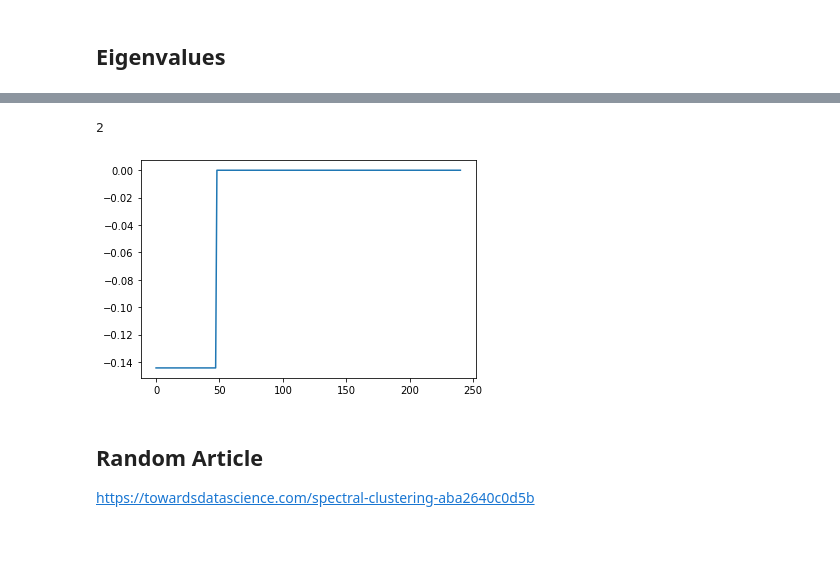
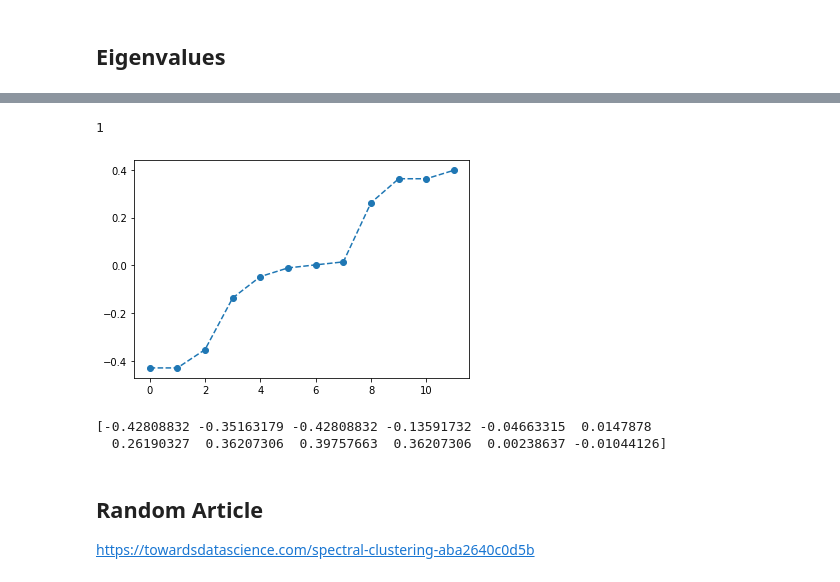
Before and after one commit to workinn/ID2222, a Jupyter notebook: lab4/test.ipynb, the cells around one changed output, grey strips where cells are left out. Drawn from its saved outputs; the diff is of its cells as text; code cells hidden in the pictures; blank space fills up the shorter version.

```diff
--- a/lab4/test.ipynb
+++ b/lab4/test.ipynb
@@ -50,7 +58,7 @@ for edge in lines:
   toNode = edge[1]
 
   A[fromNode][toNode] = 1
-  # A[toNode][fromNode] = 1
+  A[toNode][fromNode] = 1
 
 A
 # %% [output]
@@ -80,7 +127,0 @@ array([[ 7., -1., -1., ...,  0.,  0.,  0.],
-# %%
-T = np.zeros(shape=A.shape)
-
-for i in range(len(A)):
-  T[i] = A[i] / np.sum(A[i])
-
-T
@@ -119,0 +155,11 @@ array([[ 2.83195021e-02, -9.68188105e-04, -1.08921162e-03, ...,
+# %%
+v = np.zeros(shape=(maxID + 1, 1))
+v[4] = 1
+v
+
+X = A.copy()
+
+for i in range(20):
+  v = np.dot(X, v)
+  v = v/np.sum(v)
+  print(v)
@@ -121,8 +202,12 @@ array([[ 2.83195021e-02, -9.68188105e-04, -1.08921162e-03, ...,
 ## Eigenvalues
 # %%
 # eigenvalues and eigenvectors
-eigenVals, eigenVecs = np.linalg.eigh(L)
+eigenVals, eigenVecs = np.linalg.eig(L)
 
 # sort these based on the eigenvalues
 eigenVecs = eigenVecs[:,np.argsort(eigenVals)]
 eigenVals = eigenVals[np.argsort(eigenVals)]
+print(eigenVals)
+print(len(eigenVecs))
+plt.plot(range(len(eigenVals)), eigenVals, linestyle='--', marker='o')
+plt.show()
@@ -150,25 +231,28 @@ print(len(eigenVecs))
 # %%
 fiedlerIndex = 0
 
 for i in range(len(eigenVals)):
   if eigenVals[i] > 0:
     fiedlerIndex = i
     break
 
 print(fiedlerIndex)
 
 import matplotlib.pyplot as plt
 
 fiedlerVector = eigenVecs[:,1]
 
 xpoints = range(0, len(A))
 ypoints = np.sort(fiedlerVector)
 
-plt.plot(xpoints, ypoints)
+plt.plot(xpoints, ypoints, linestyle='--', marker='o')
 plt.show()
+print(eigenVecs[:,1])
 # %% [output]
-2
+1
-[figure, old version]
+[figure, new version]
+[-0.42808832 -0.35163179 -0.42808832 -0.13591732 -0.04663315  0.0147878
+  0.26190327  0.36207306  0.39757663  0.36207306  0.00238637 -0.01044126]
 # %% [markdown]
 ## Random Article
 
```
Also changed, not shown: parts of 17 cells of this notebook, 3 other files.
